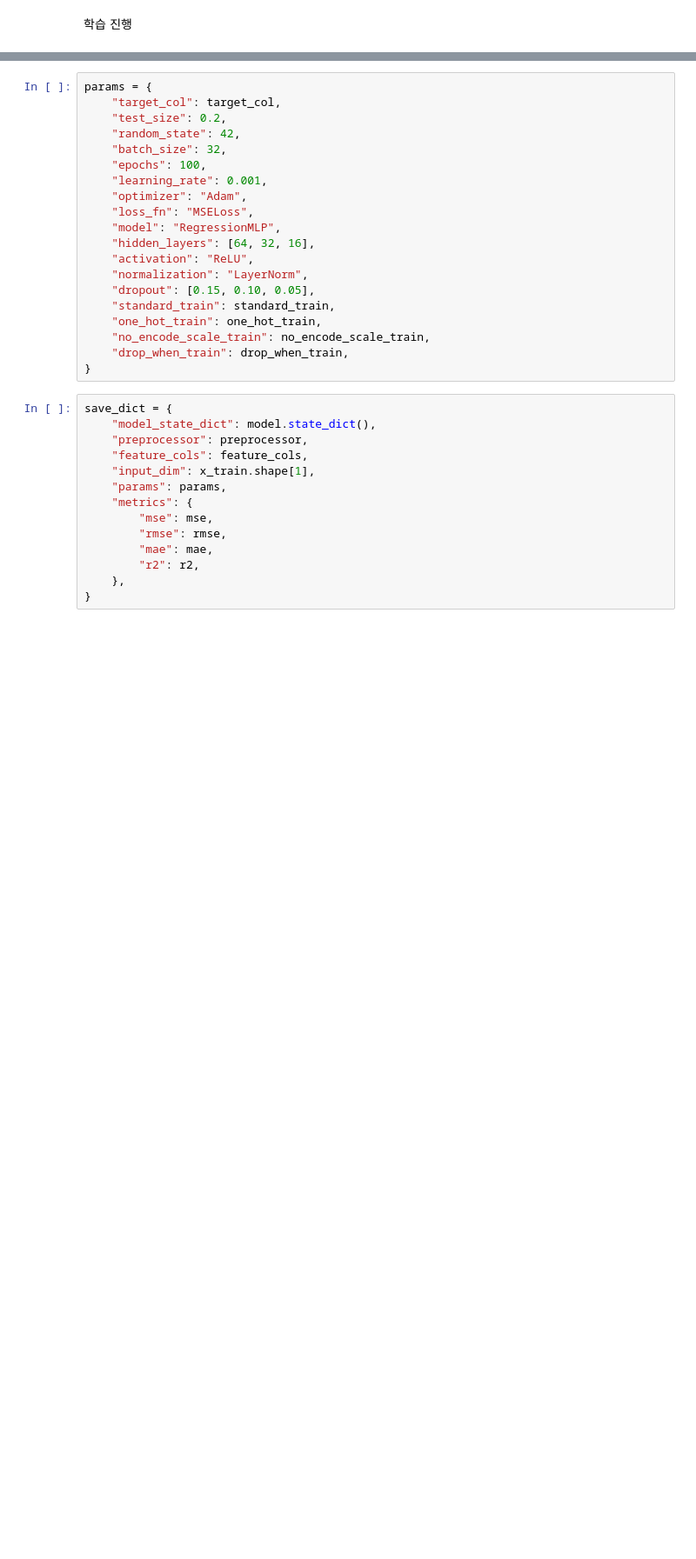
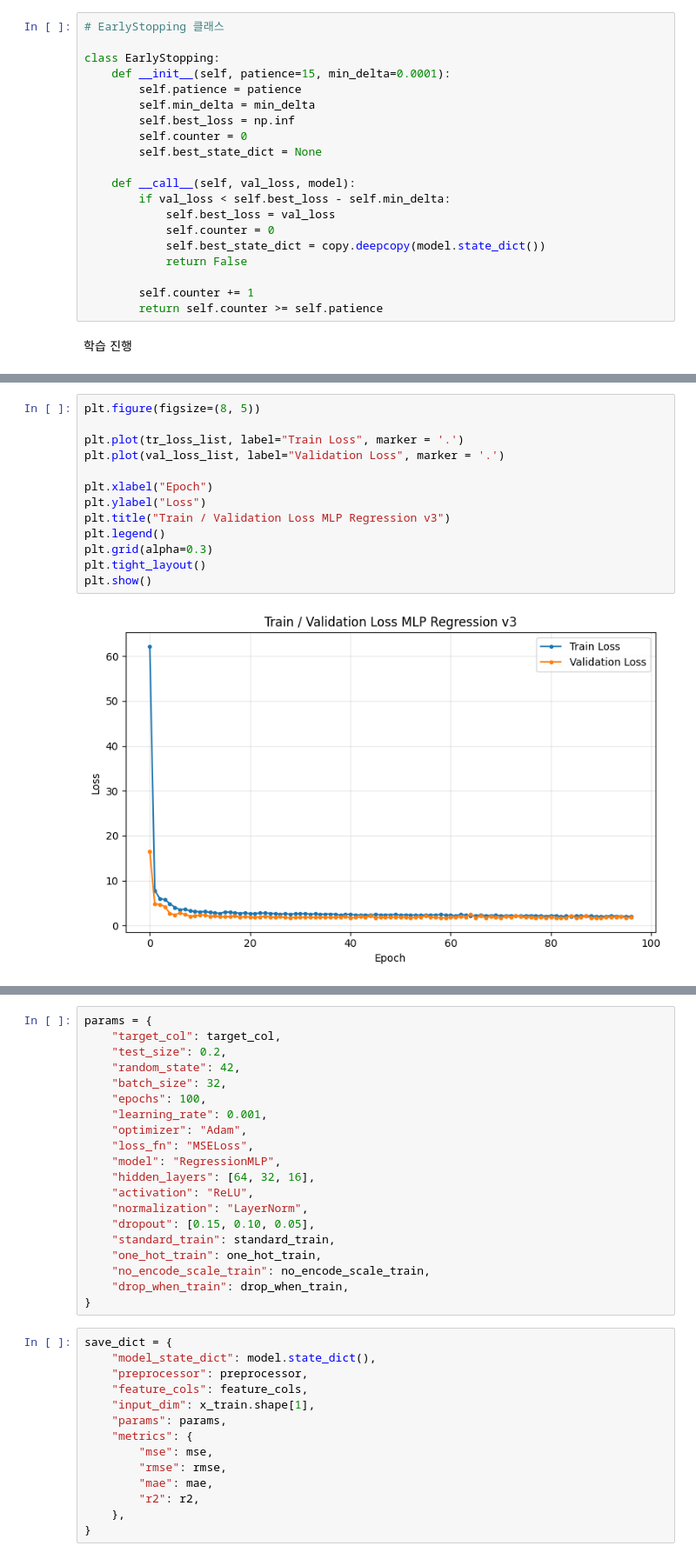
Before and after one commit to SKNETWORKS-FAMILY-AICAMP/SKN30-2nd-4Team, a Jupyter notebook: ml/03_deep_learning_v3.ipynb, the cells around one changed output, grey strips where cells are left out. Shown at 87% size. Saved outputs shown, nothing was run; the diff lists cells and outputs as text; blank space fills up the shorter version.

```diff
--- a/ml/03_deep_learning_v3.ipynb
+++ b/ml/03_deep_learning_v3.ipynb
@@ -430,6 +430,26 @@ plt.tight_layout()
 plt.show()
 # %% [output]
 [figure]
+# %%
+# EarlyStopping 클래스
+
+class EarlyStopping:
+    def __init__(self, patience=15, min_delta=0.0001):
+        self.patience = patience
+        self.min_delta = min_delta
+        self.best_loss = np.inf
+        self.counter = 0
+        self.best_state_dict = None
+
+    def __call__(self, val_loss, model):
+        if val_loss < self.best_loss - self.min_delta:
+            self.best_loss = val_loss
+            self.counter = 0
+            self.best_state_dict = copy.deepcopy(model.state_dict())
+            return False
+
+        self.counter += 1
+        return self.counter >= self.patience
 # %% [markdown]
 학습 진행
 # %%
@@ -555,0 +602,15 @@ R2  : 0.6364225149154663
+# %%
+plt.figure(figsize=(8, 5))
+
+plt.plot(tr_loss_list, label="Train Loss", marker = '.')
+plt.plot(val_loss_list, label="Validation Loss", marker = '.')
+
+plt.xlabel("Epoch")
+plt.ylabel("Loss")
+plt.title("Train / Validation Loss MLP Regression v3")
+plt.legend()
+plt.grid(alpha=0.3)
+plt.tight_layout()
+plt.show()
+# %% [output]
+[figure, added]
```
Also changed, not shown: parts of 4 cells of this notebook, 3 other files.
